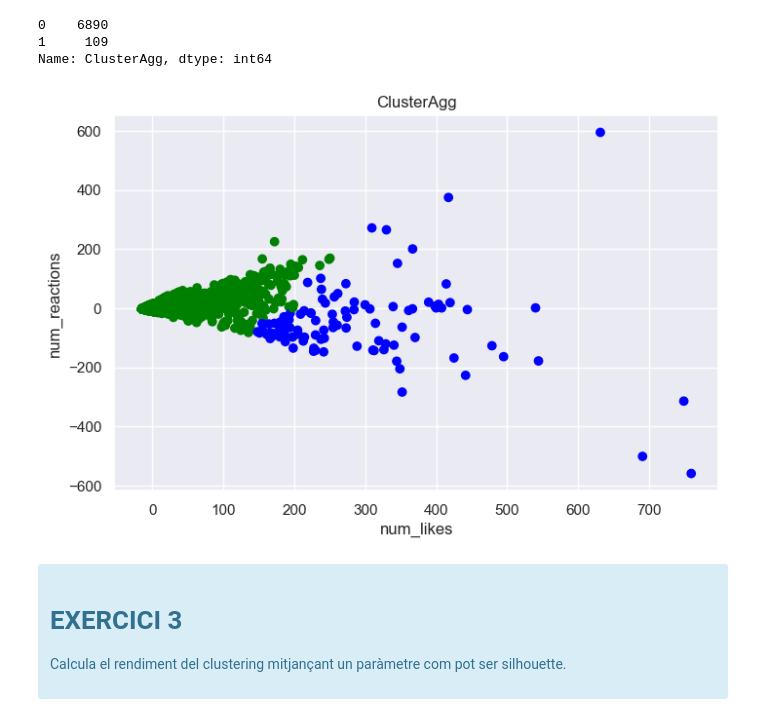
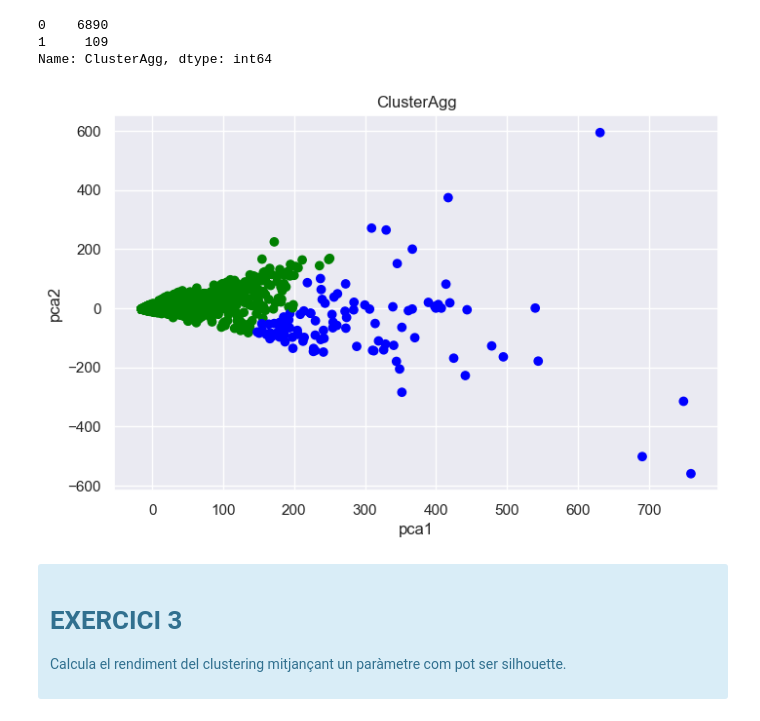
Before and after one commit to hbleda/ML_unsupervised, a Jupyter notebook: Tasca_M8_T01.ipynb, the cells around one changed output. Cells and saved outputs as stored; diff of their text form; code cells hidden in the pictures.

```diff
--- a/Tasca_M8_T01.ipynb
+++ b/Tasca_M8_T01.ipynb
@@ -691,13 +691,13 @@ Name: ClusterAgg, dtype: int64
 # %%
 # Crear el gráfico de dispersión con diferentes colores para los clusters
 colors = ListedColormap(['green', 'red', 'blue'])
 plt.scatter(df_pca_FaceThai.iloc[:, 0], df_pca_FaceThai.iloc[:, 1], c=clusterAgg, cmap=colors)
-plt.xlabel('num_likes')
-plt.ylabel('num_reactions')
+plt.xlabel('pca1')
+plt.ylabel('pca2')
 plt.title('ClusterAgg')
 plt.show()
 # %% [output]
-[figure, old version]
+[figure, new version]
 # %% [markdown]
 <div class="alert alert-info alert-info"><b><h1>EXERCICI 3</h1></b>
 
```
Also changed, not shown: parts of 1 cell of this notebook.
